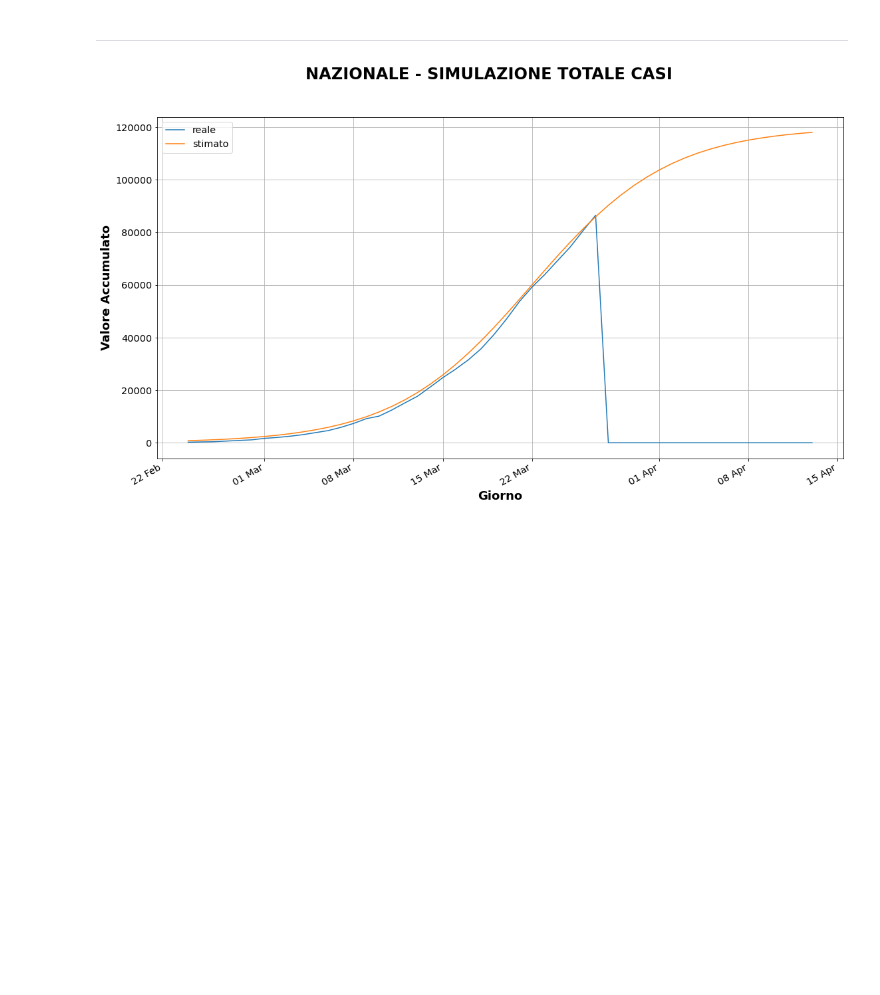
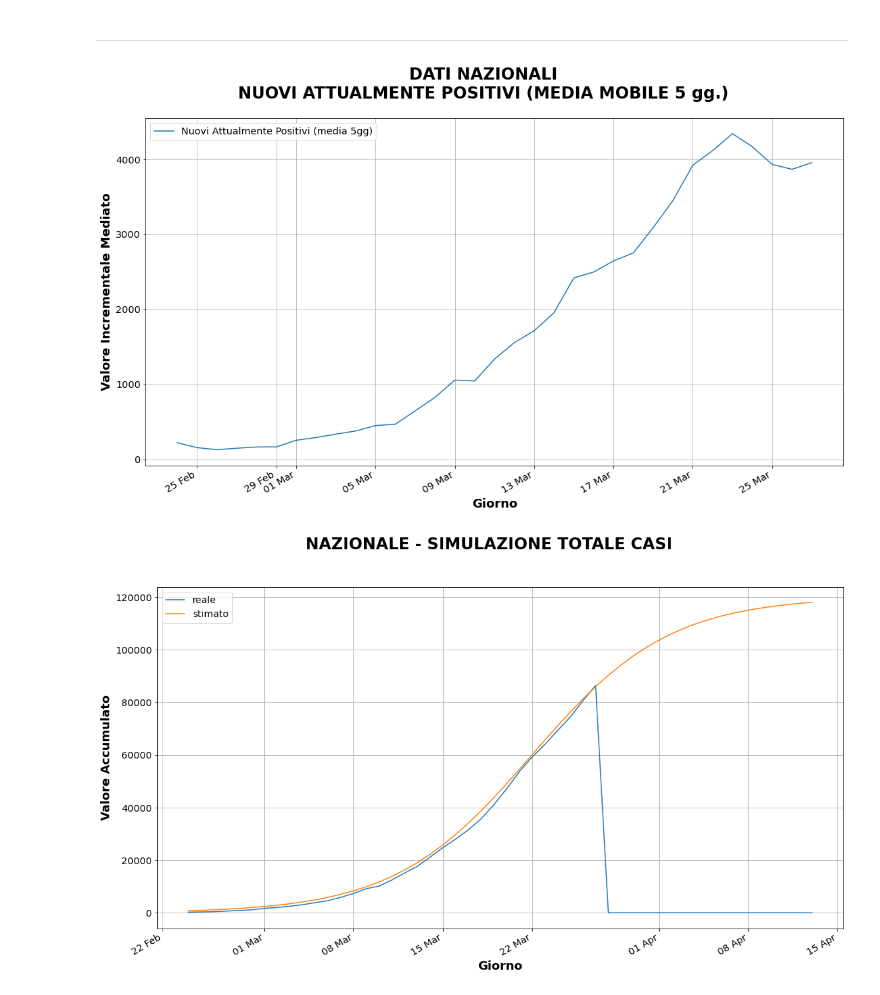
Before and after one commit to foppini975/covid19, a Jupyter notebook: Covid-19 Report.ipynb, the cells around one changed output. Saved outputs shown, nothing was run; the diff lists cells and outputs as text; code cells hidden in the pictures; blank space fills up the shorter version.

```diff
--- a/Covid-19 Report.ipynb
+++ b/Covid-19 Report.ipynb
@@ -255,6 +255,48 @@ printmd("<HR>")
 # %% [output]
 [figure]
 <HR>
+# %%
+# NAP Media mobile
+
+myValues_NAP_avg = []
+AVG = 5
+for i in range(0, len(df['nuovi_attualmente_positivi'])):
+    value = 0
+    if i < AVG-1:
+        for j in range(0,i+1):
+            #print("+1")
+            value += df['nuovi_attualmente_positivi'][j]
+        #print("dividing by {}".format(i+1))
+        value /= (i+1)
+    else:
+        for j in range(i-AVG+1,i+1):
+            #print("+1")
+            value += df['nuovi_attualmente_positivi'][j]
+        #print("dividing by {}".format(AVG))
+        value /= AVG
+    myValues_NAP_avg.append(value)
+
+fig, ax = plt.subplots()
+plt.rcParams.update({'xtick.labelsize': 'x-large', 'ytick.labelsize': 'x-large', 'legend.fontsize': 'x-large'})
+fig.set_size_inches(18.5, 10.5)
+fig.suptitle('DATI NAZIONALI\nNUOVI ATTUALMENTE POSITIVI (MEDIA MOBILE {} gg.)'.format(AVG), fontsize=24, fontweight='bold')
+ax.set_xlabel('Giorno', horizontalalignment='center', fontsize=18, fontweight='bold')
+ax.set_ylabel('Valore Incrementale Mediato', fontsize=18, fontweight='bold')
+
+ax.plot(myDates, myValues_NAP_avg, label="Nuovi Attualmente Positivi (media {}gg)".format(AVG))
+ax.grid(True)
+
+myFmt = DateFormatter("%d %b")
+ax.xaxis.set_major_formatter(myFmt)
+
+## Rotate date labels automatically
+fig.autofmt_xdate()
+
+ax.legend()
+
+plt.show()
+# %% [output]
+[figure, added]
 # %%
 #myDates_sim = [datetime.datetime.strptime(d,"%Y-%m-%d %H:%M:%S").date() for d in df['data']]
 myDates_sim = [datetime.datetime.strptime(d,"%Y-%m-%dT%H:%M:%S").date() for d in df['data']]
```
Also changed, not shown: parts of 1 cell of this notebook.
